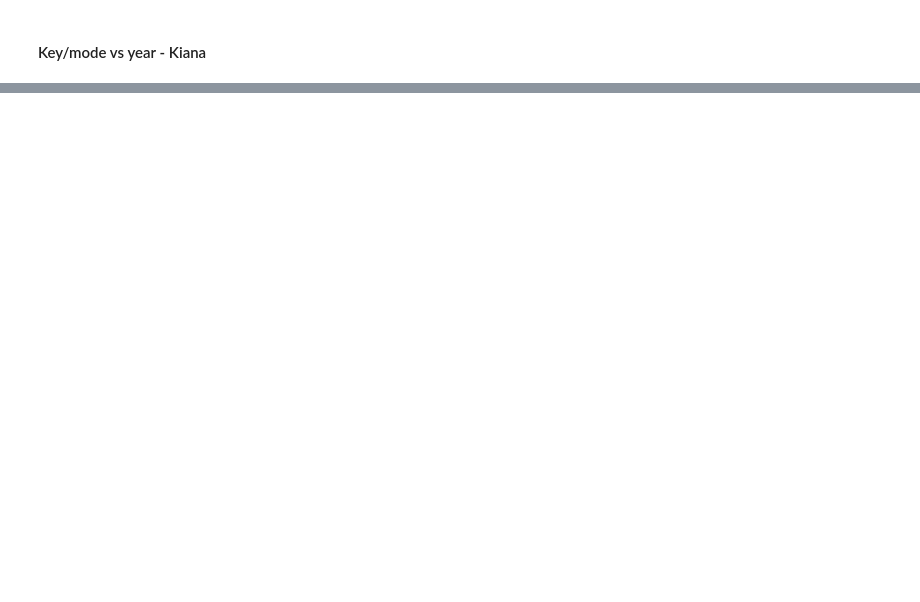
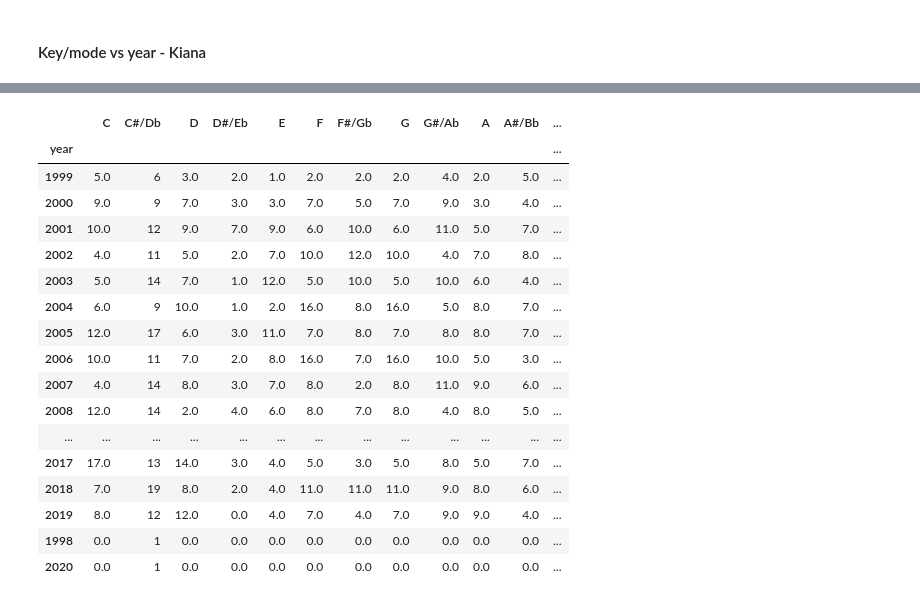
Before and after one commit to Dr0d1536/Project_1, a Jupyter notebook: spotify.ipynb, the cells around one changed output, grey strips where cells are left out. Drawn from its saved outputs; the diff is of its cells as text; code cells hidden in the pictures; blank space fills up the shorter version.

```diff
--- a/spotify.ipynb
+++ b/spotify.ipynb
@@ -227,0 +435,36 @@ genres #test
+# %%
+#rename columns to match key signatures
+c_key_year = c_key_year.rename(columns = {'song':'C'})
+cd_key_year = cd_key_year.rename(columns = {'song':'C#/Db'})
+d_key_year = d_key_year.rename(columns = {'song':'D'})
+de_key_year = de_key_year.rename(columns = {'song':'D#/Eb'})
+e_key_year = e_key_year.rename(columns = {'song':'E'})
+f_key_year = f_key_year.rename(columns = {'song':'F'})
+fg_key_year = fg_key_year.rename(columns = {'song':'F#/Gb'})
+g_key_year = g_key_year.rename(columns = {'song':'G'})
+ga_key_year = ga_key_year.rename(columns = {'song':'G#/Ab'})
+a_key_year = a_key_year.rename(columns = {'song':'A'})
+ab_key_year = ab_key_year.rename(columns = {'song':'A#/Bb'})
+b_key_year = b_key_year.rename(columns = {'song':'B'})
+# %%
+#concatenate dataframes into single df
+song_counts = pd.concat([c_key_year, cd_key_year, d_key_year, de_key_year, e_key_year, f_key_year,
+                   fg_key_year, g_key_year, ga_key_year, a_key_year, ab_key_year, b_key_year], axis=1)
+
+#replace NaN values with 0
+song_counts = song_counts.fillna(0)
+# %%
+#create dataframe with count of total songs per year
+count_by_year = music_norm['year'].value_counts().reset_index()
+
+#rename columns
+count_by_year = count_by_year.rename(columns = {'index':'year', 'year':'total songs'})
+
+#set year as index
+count_by_year = count_by_year.set_index('year')
+# %%
+#concatenate with previous df to form final song count df
+song_counts_final = pd.concat([song_counts, count_by_year], axis = 1)
+
+#show dataframe
+song_counts_final
@@ -227,0 +490,28 @@ genres #test
+# %%
+#bin songs for every 5 years
+bins = [2000, 2005, 2010, 2015, 2019]
+year_ranges = ['2000-2004', '2005-2009', '2010-2014', '2015-2019']
+
+song_counts_final['Year Ranges'] = pd.cut(song_counts_final.index, bins, labels = year_ranges, include_lowest= True)
+
+#show dataframe
+song_counts_final
+# %% [output]
+|  | C | C#/Db | D | D#/Eb | E | F | F#/Gb | G | G#/Ab | A | A#/Bb | ... |
+| year |  |  |  |  |  |  |  |  |  |  |  | ... |
+| 1999 | 5.0 | 6 | 3.0 | 2.0 | 1.0 | 2.0 | 2.0 | 2.0 | 4.0 | 2.0 | 5.0 | ... |
+| 2000 | 9.0 | 9 | 7.0 | 3.0 | 3.0 | 7.0 | 5.0 | 7.0 | 9.0 | 3.0 | 4.0 | ... |
+| 2001 | 10.0 | 12 | 9.0 | 7.0 | 9.0 | 6.0 | 10.0 | 6.0 | 11.0 | 5.0 | 7.0 | ... |
+| 2002 | 4.0 | 11 | 5.0 | 2.0 | 7.0 | 10.0 | 12.0 | 10.0 | 4.0 | 7.0 | 8.0 | ... |
+| 2003 | 5.0 | 14 | 7.0 | 1.0 | 12.0 | 5.0 | 10.0 | 5.0 | 10.0 | 6.0 | 4.0 | ... |
+| 2004 | 6.0 | 9 | 10.0 | 1.0 | 2.0 | 16.0 | 8.0 | 16.0 | 5.0 | 8.0 | 7.0 | ... |
+| 2005 | 12.0 | 17 | 6.0 | 3.0 | 11.0 | 7.0 | 8.0 | 7.0 | 8.0 | 8.0 | 7.0 | ... |
+| 2006 | 10.0 | 11 | 7.0 | 2.0 | 8.0 | 16.0 | 7.0 | 16.0 | 10.0 | 5.0 | 3.0 | ... |
+| 2007 | 4.0 | 14 | 8.0 | 3.0 | 7.0 | 8.0 | 2.0 | 8.0 | 11.0 | 9.0 | 6.0 | ... |
+| 2008 | 12.0 | 14 | 2.0 | 4.0 | 6.0 | 8.0 | 7.0 | 8.0 | 4.0 | 8.0 | 5.0 | ... |
+| ... | ... | ... | ... | ... | ... | ... | ... | ... | ... | ... | ... | ... |
+| 2017 | 17.0 | 13 | 14.0 | 3.0 | 4.0 | 5.0 | 3.0 | 5.0 | 8.0 | 5.0 | 7.0 | ... |
+| 2018 | 7.0 | 19 | 8.0 | 2.0 | 4.0 | 11.0 | 11.0 | 11.0 | 9.0 | 8.0 | 6.0 | ... |
+| 2019 | 8.0 | 12 | 12.0 | 0.0 | 4.0 | 7.0 | 4.0 | 7.0 | 9.0 | 9.0 | 4.0 | ... |
+| 1998 | 0.0 | 1 | 0.0 | 0.0 | 0.0 | 0.0 | 0.0 | 0.0 | 0.0 | 0.0 | 0.0 | ... |
+| 2020 | 0.0 | 1 | 0.0 | 0.0 | 0.0 | 0.0 | 0.0 | 0.0 | 0.0 | 0.0 | 0.0 | ... |
```
Also changed, not shown: parts of 16 cells of this notebook.
